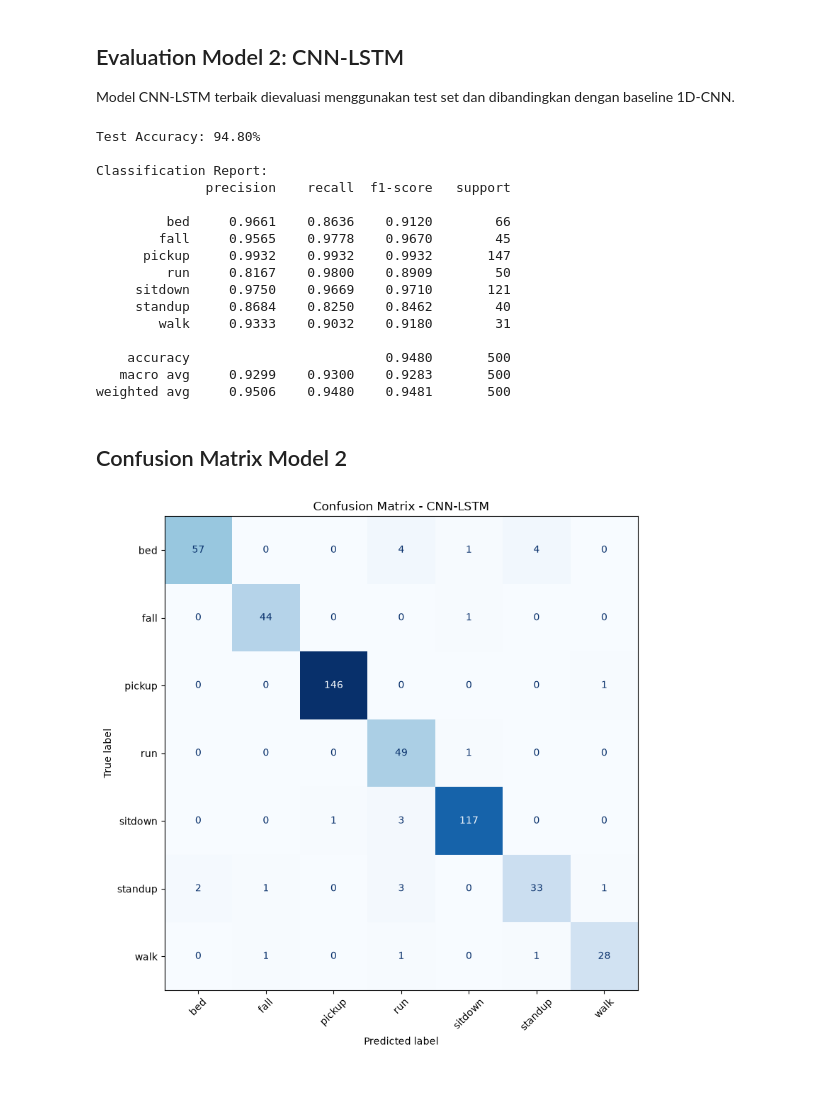
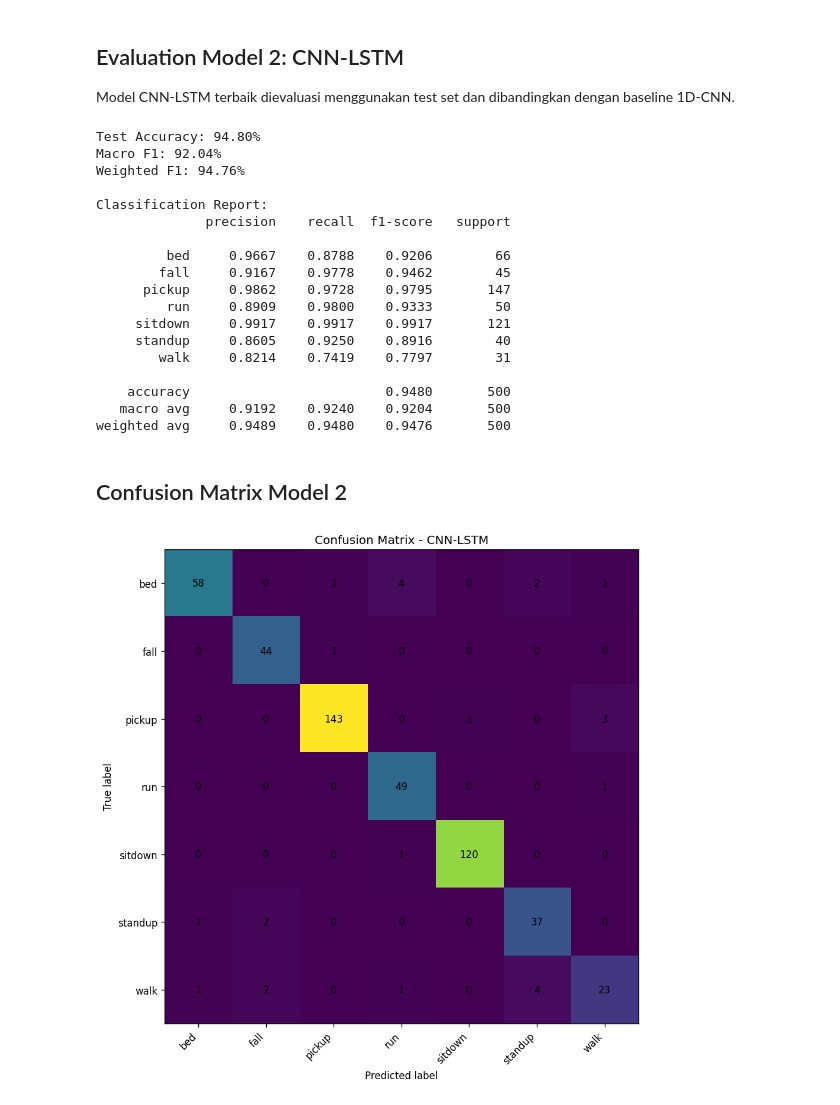
Before and after one commit to Digyana/UTS-PML, a Jupyter notebook: notebooks/UT_HAR.ipynb, the cells around one changed output. Cells and saved outputs as stored; diff of their text form; code cells hidden in the pictures.

```diff
--- a/notebooks/UT_HAR.ipynb
+++ b/notebooks/UT_HAR.ipynb
@@ -715,14 +743,17 @@ import torch.optim as optim
 
 Path("../results").mkdir(exist_ok=True)
 
-# reset model
+# Reset seed agar fair dan konsisten dengan final run src/train.py
+set_seed(SEED)
+
 model2 = CNNLSTM(num_classes=7).to(device)
 
-criterion = nn.CrossEntropyLoss()
-optimizer = optim.Adam(model2.parameters(), lr=0.001)
+criterion2 = nn.CrossEntropyLoss()
+optimizer2 = optim.Adam(model2.parameters(), lr=0.001)
 
 EPOCHS2 = 20
 best_val_acc2 = 0.0
+best_epoch2 = 0
 
 history2 = {
     "train_loss": [],
@@ -733,9 +764,6 @@ history2 = {
 
 for epoch in range(EPOCHS2):
 
-    # =========================
-    # TRAIN
-    # =========================
     model2.train()
 
     train_loss = 0.0
@@ -746,13 +774,13 @@ for epoch in range(EPOCHS2):
         X_batch = X_batch.to(device)
         y_batch = y_batch.to(device)
 
-        optimizer.zero_grad()
+        optimizer2.zero_grad()
 
         outputs = model2(X_batch)
-        loss = criterion(outputs, y_batch)
+        loss = criterion2(outputs, y_batch)
 
         loss.backward()
-        optimizer.step()
+        optimizer2.step()
 
         train_loss += loss.item() * X_batch.size(0)
 
@@ -763,9 +791,6 @@ for epoch in range(EPOCHS2):
     train_loss /= train_total
     train_acc = train_correct / train_total
 
-    # =========================
-    # VALIDATION
-    # =========================
     model2.eval()
 
     val_loss = 0.0
@@ -778,7 +803,7 @@ for epoch in range(EPOCHS2):
             y_batch = y_batch.to(device)
 
             outputs = model2(X_batch)
-            loss = criterion(outputs, y_batch)
+            loss = criterion2(outputs, y_batch)
 
             val_loss += loss.item() * X_batch.size(0)
 
@@ -794,12 +819,13 @@ for epoch in range(EPOCHS2):
     history2["val_loss"].append(val_loss)
     history2["val_acc"].append(val_acc)
 
+    marker = ""
+
     if val_acc > best_val_acc2:
         best_val_acc2 = val_acc
+        best_epoch2 = epoch + 1
         torch.save(model2.state_dict(), "../results/cnnlstm_best.pt")
         marker = " <-- BEST"
-    else:
-        marker = ""
 
     print(
         f"Epoch {epoch+1:02d}/{EPOCHS2} | "
@@ -811,4 +837,5 @@ for epoch in range(EPOCHS2):
     )
 
 print(f"\nBest Validation Accuracy: {best_val_acc2*100:.2f}%")
+print(f"Best Epoch: {best_epoch2}")
 # %% [output]
@@ -834,7 +861,12 @@ Best Validation Accuracy: 94.15%
 
 Model CNN-LSTM terbaik dievaluasi menggunakan test set dan dibandingkan dengan baseline 1D-CNN.
 # %%
-from sklearn.metrics import accuracy_score, classification_report, confusion_matrix
+from sklearn.metrics import (
+    accuracy_score,
+    classification_report,
+    confusion_matrix,
+    f1_score
+)
 
 # Load best CNN-LSTM
 model2.load_state_dict(
@@ -859,8 +891,12 @@ with torch.no_grad():
         all_labels2.extend(y_batch.cpu().numpy())
 
 test_accuracy2 = accuracy_score(all_labels2, all_predictions2)
+macro_f12 = f1_score(all_labels2, all_predictions2, average="macro")
+weighted_f12 = f1_score(all_labels2, all_predictions2, average="weighted")
 
 print(f"Test Accuracy: {test_accuracy2 * 100:.2f}%")
+print(f"Macro F1: {macro_f12 * 100:.2f}%")
+print(f"Weighted F1: {weighted_f12 * 100:.2f}%")
 
 print("\nClassification Report:")
 print(
@@ -873,52 +909,53 @@ print(
 )
 # %% [output]
 Test Accuracy: 94.80%
+Macro F1: 92.04%
+Weighted F1: 94.76%
 
 Classification Report:
               precision    recall  f1-score   support
 
-         bed     0.9661    0.8636    0.9120        66
-        fall     0.9565    0.9778    0.9670        45
-      pickup     0.9932    0.9932    0.9932       147
-         run     0.8167    0.9800    0.8909        50
-     sitdown     0.9750    0.9669    0.9710       121
-     standup     0.8684    0.8250    0.8462        40
-        walk     0.9333    0.9032    0.9180        31
+         bed     0.9667    0.8788    0.9206        66
+        fall     0.9167    0.9778    0.9462        45
+      pickup     0.9862    0.9728    0.9795       147
+         run     0.8909    0.9800    0.9333        50
+     sitdown     0.9917    0.9917    0.9917       121
+     standup     0.8605    0.9250    0.8916        40
+        walk     0.8214    0.7419    0.7797        31
 
     accuracy                         0.9480       500
-   macro avg     0.9299    0.9300    0.9283       500
-weighted avg     0.9506    0.9480    0.9481       500
+   macro avg     0.9192    0.9240    0.9204       500
+weighted avg     0.9489    0.9480    0.9476       500
 # %% [markdown]
 ## Confusion Matrix Model 2
 # %%
 cm2 = confusion_matrix(all_labels2, all_predictions2)
 
 disp2 = ConfusionMatrixDisplay(
     confusion_matrix=cm2,
     display_labels=list(class_names.values())
 )
 
 fig, ax = plt.subplots(figsize=(9, 8))
 
 disp2.plot(
     ax=ax,
-    cmap="Blues",
     xticks_rotation=45,
     colorbar=False
 )
 
 plt.title("Confusion Matrix - CNN-LSTM")
 plt.tight_layout()
 
 plt.savefig(
     "../results/cnnlstm_confusion_matrix.png",
     dpi=300,
     bbox_inches="tight"
 )
 
 plt.show()
 # %% [output]
-[figure, old version]
+[figure, new version]
 # %%
 epochs2 = range(1, EPOCHS2 + 1)
 
```
Also changed, not shown: parts of 15 cells of this notebook, 7 other files.
